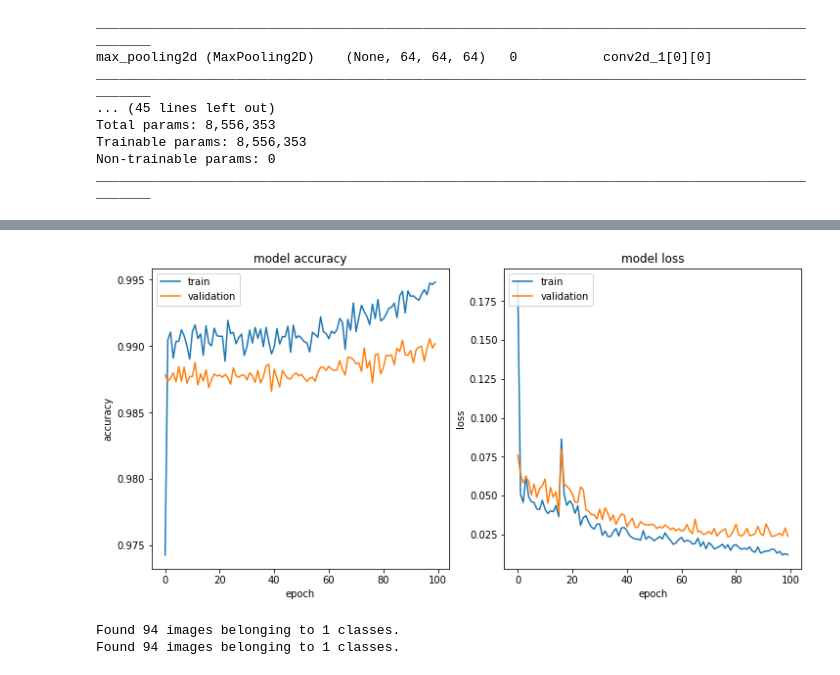
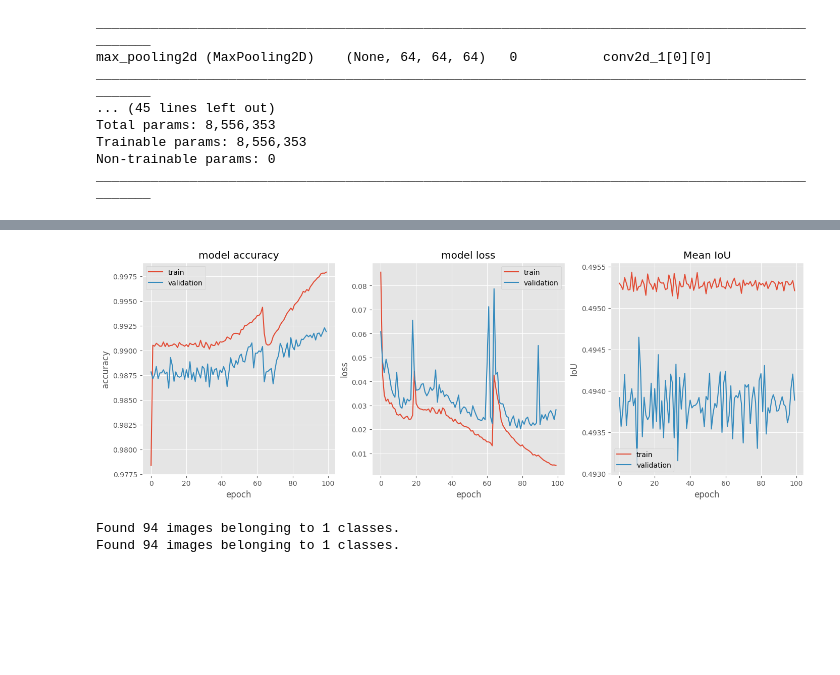
Before and after one commit to giuseppefilitto/img-segm, a Jupyter notebook: notebooks/Segmentation.ipynb, the cells around one changed output, grey strips where cells are left out. Drawn from its saved outputs; the diff is of its cells as text; code cells hidden in the pictures; blank space fills up the shorter version.

```diff
--- a/notebooks/Segmentation.ipynb
+++ b/notebooks/Segmentation.ipynb
@@ -11,8 +11,8 @@ from tensorflow.keras.preprocessing.image import ImageDataGenerator
 ### Constants
 # %%
 SEED = 33
-BATCH_SIZE_TRAIN = 4
-BATCH_SIZE_TEST = 4
+BATCH_SIZE_TRAIN = 5
+BATCH_SIZE_TEST = 2
 
 IMAGE_HEIGHT = 128
 IMAGE_WIDTH =  128
@@ -21,10 +21,10 @@ IMG_SIZE = (IMAGE_HEIGHT, IMAGE_WIDTH)
 NUM_OF_EPOCHS = 100
 
 NUM_TRAIN = 375
-NUM_TRAIN = 94
+NUM_TEST = 94
 
 EPOCH_STEP_TRAIN = NUM_TRAIN // BATCH_SIZE_TRAIN
-EPOCH_STEP_TEST = NUM_TRAIN // BATCH_SIZE_TEST
+EPOCH_STEP_TEST = NUM_TEST // BATCH_SIZE_TEST
 
 data_dir_training = '../data/training'
 data_dir_train_img = os.path.join(data_dir_training, 'img')
@@ -69,7 +69,7 @@ def create_segmentation_generator_test(img_path, mask_path, BATCH_SIZE, IMG_SIZE
 # %%
 train_generator = create_segmentation_generator_train(data_dir_train_img, data_dir_train_mask, BATCH_SIZE_TRAIN, IMG_SIZE, SEED)
 
-test_generator = create_segmentation_generator_test(data_dir_test_img, data_dir_test_mask, BATCH_SIZE_TRAIN, IMG_SIZE, SEED)
+test_generator = create_segmentation_generator_test(data_dir_test_img, data_dir_test_mask, BATCH_SIZE_TEST, IMG_SIZE, SEED)
 # %% [output]
 Found 375 images belonging to 1 classes.
 Found 375 images belonging to 1 classes.
@@ -138,10 +138,8 @@ def unet(n_levels, initial_features=64, n_conv=2, kernel_size=3, pooling_size=2,
 # %%
 model = unet(4, 64)
 
-metrics = [
-
-    tf.keras.metrics.BinaryAccuracy(name="binary_accuracy", dtype=None, threshold=0.5),
-        'accuracy'
+metrics = [ tf.keras.metrics.MeanIoU(num_classes=2),
+            'accuracy'
            ]
 
 model.compile(optimizer='adam', loss='binary_crossentropy', metrics=metrics)
@@ -201,24 +199,31 @@ Epoch 100/100
 # %%
-
-fig, ax = plt.subplots(1, 2, figsize=(10, 5), constrained_layout=True)
+plt.style.use('ggplot')
+fig, ax = plt.subplots(1, 3, figsize=(14, 5), constrained_layout=True)
 ax[0].plot(history.history['accuracy'])
 ax[0].plot(history.history['val_accuracy'])
 ax[0].set_title('model accuracy')
 ax[0].set_ylabel('accuracy')
 ax[0].set_xlabel('epoch')
-ax[0].legend(['train', 'validation'], loc='upper left')
+ax[0].legend(['train', 'validation'], loc='best')
 
 
 ax[1].plot(history.history['loss'])
 ax[1].plot(history.history['val_loss'])
 ax[1].set_title('model loss')
 ax[1].set_ylabel('loss')
 ax[1].set_xlabel('epoch')
-ax[1].legend(['train', 'validation'], loc='upper left')
+ax[1].legend(['train', 'validation'], loc='best')
+
+ax[2].plot(history.history['mean_io_u'])
+ax[2].plot(history.history['val_mean_io_u'])
+ax[2].set_title('Mean IoU')
+ax[2].set_ylabel('IoU')
+ax[2].set_xlabel('epoch')
+ax[2].legend(['train', 'validation'], loc='best')
 
 plt.show()
 # %% [output]
-[figure, old version]
+[figure, new version]
 # %%
 model.save('../data/models/' + model.name + f'_{IMAGE_HEIGHT}_{IMAGE_WIDTH}.h5')
 # %%
```
Also changed, not shown: parts of 6 cells of this notebook.
